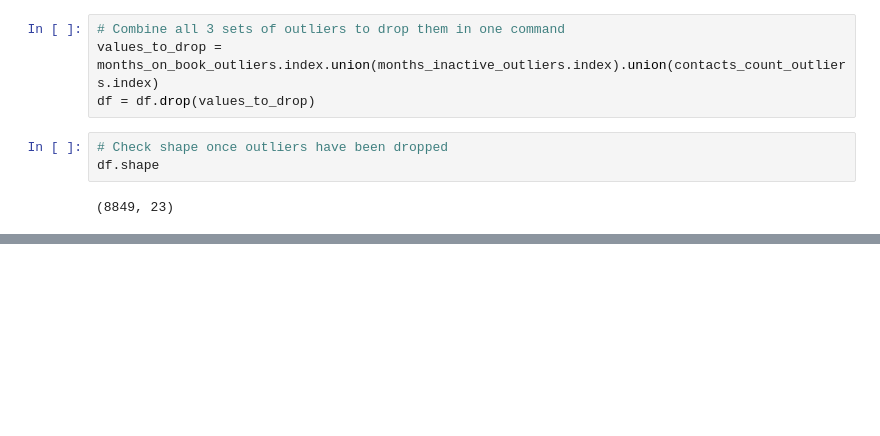
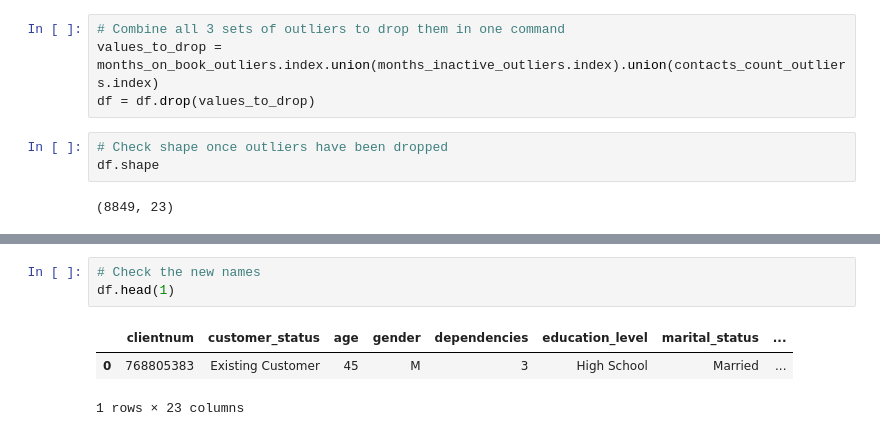
Before and after one commit to kumuduuk/churn-crushers, a Jupyter notebook: jupyter_notebooks/bankchurners.ipynb, the cells around one changed output, grey strips where cells are left out. Saved outputs shown, nothing was run; the diff lists cells and outputs as text; blank space fills up the shorter version.

```diff
--- a/jupyter_notebooks/bankchurners.ipynb
+++ b/jupyter_notebooks/bankchurners.ipynb
@@ -260,0 +277,7 @@ df.shape
+# %%
+# Check the new names
+df.head(1)
+# %% [output]
+|  | clientnum | customer_status | age | gender | dependencies | education_level | marital_status | ... |
+| 0 | 768805383 | Existing Customer | 45 | M | 3 | High School | Married | ... |
+1 rows × 23 columns
```
Also changed, not shown: parts of 7 cells of this notebook.
